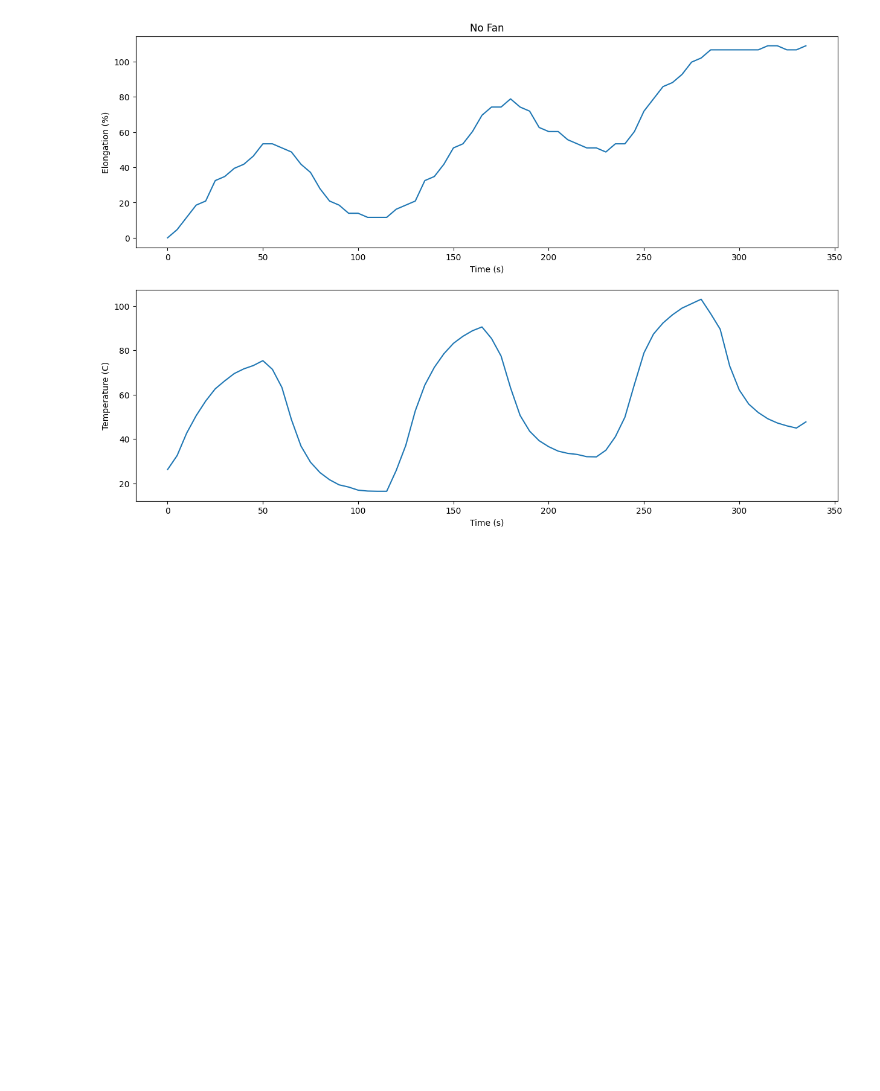
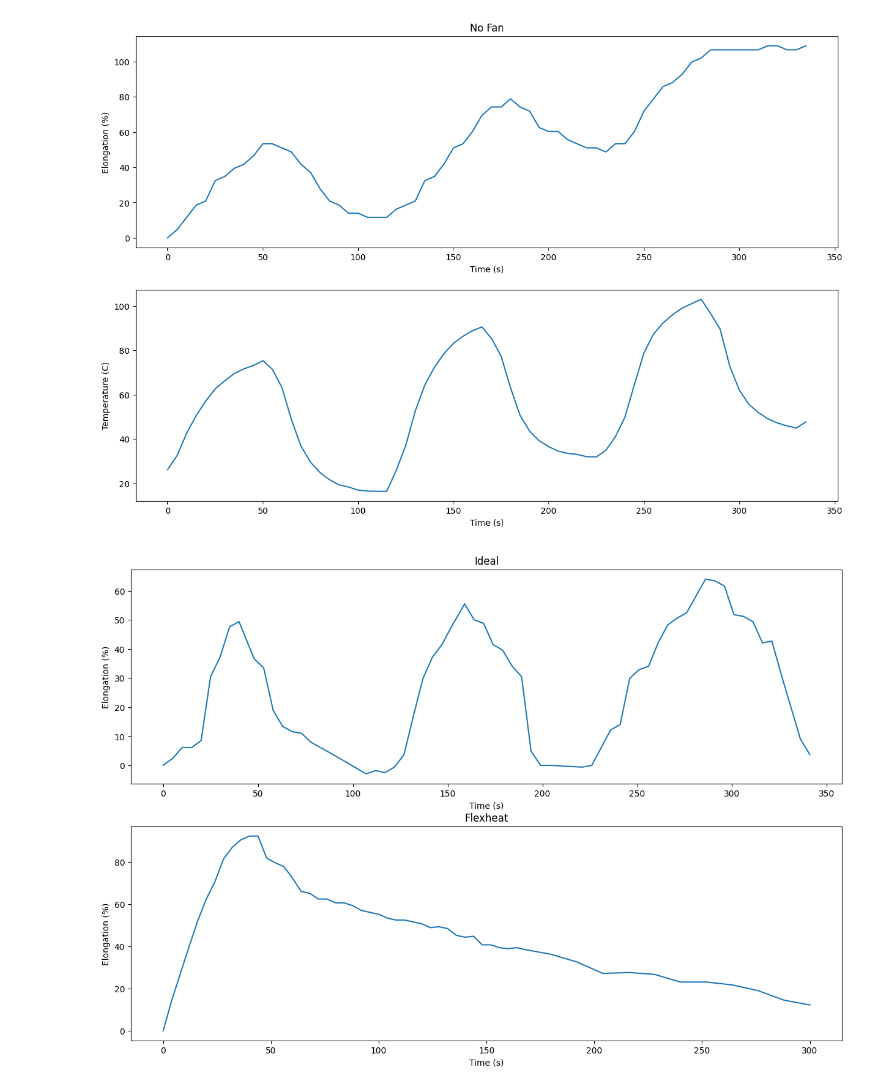
Before and after one commit to te5msride/peltier-comparisons, a Jupyter notebook: peltiercomparisons.ipynb, the cells around one changed output. Drawn from its saved outputs; the diff is of its cells as text; code cells hidden in the pictures; blank space fills up the shorter version.

Commit message:
added ideal flexheat

```diff
--- a/peltiercomparisons.ipynb
+++ b/peltiercomparisons.ipynb
@@ -330,3 +330,20 @@ plt.show()
 fig.savefig('peltier_nofan.svg')
 # %% [output]
 [figure]
+# %%
+#create a vertical subplot of the ideal elongation and the flexheater elongation
+fig, ax = plt.subplots(2,1,figsize=(15,10))
+sns.lineplot(x='time (s)',y='elongation (%)',data=ideal,ax=ax[0])
+sns.lineplot(x='time (s)',y='elongation (%)',data=flexheat,ax=ax[1])
+ax[0].set_title('Ideal')
+ax[0].set_ylabel('Elongation (%)')
+ax[0].set_xlabel('Time (s)')
+ax[1].set_title('Flexheat')
+ax[1].set_ylabel('Elongation (%)')
+ax[1].set_xlabel('Time (s)')
+plt.show()
+
+#save plot as svg
+fig.savefig('peltier_ideal_flexheat.svg')
+# %% [output]
+[figure, added]
```
